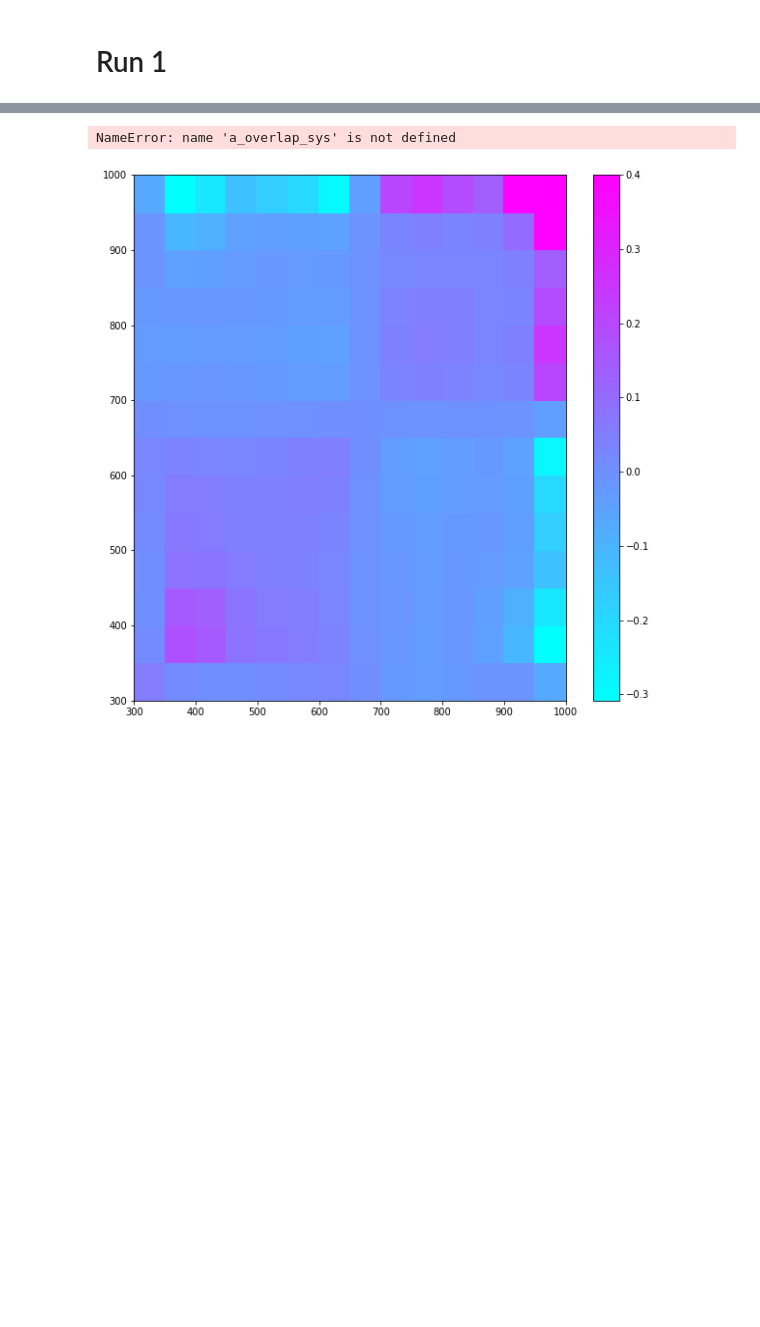
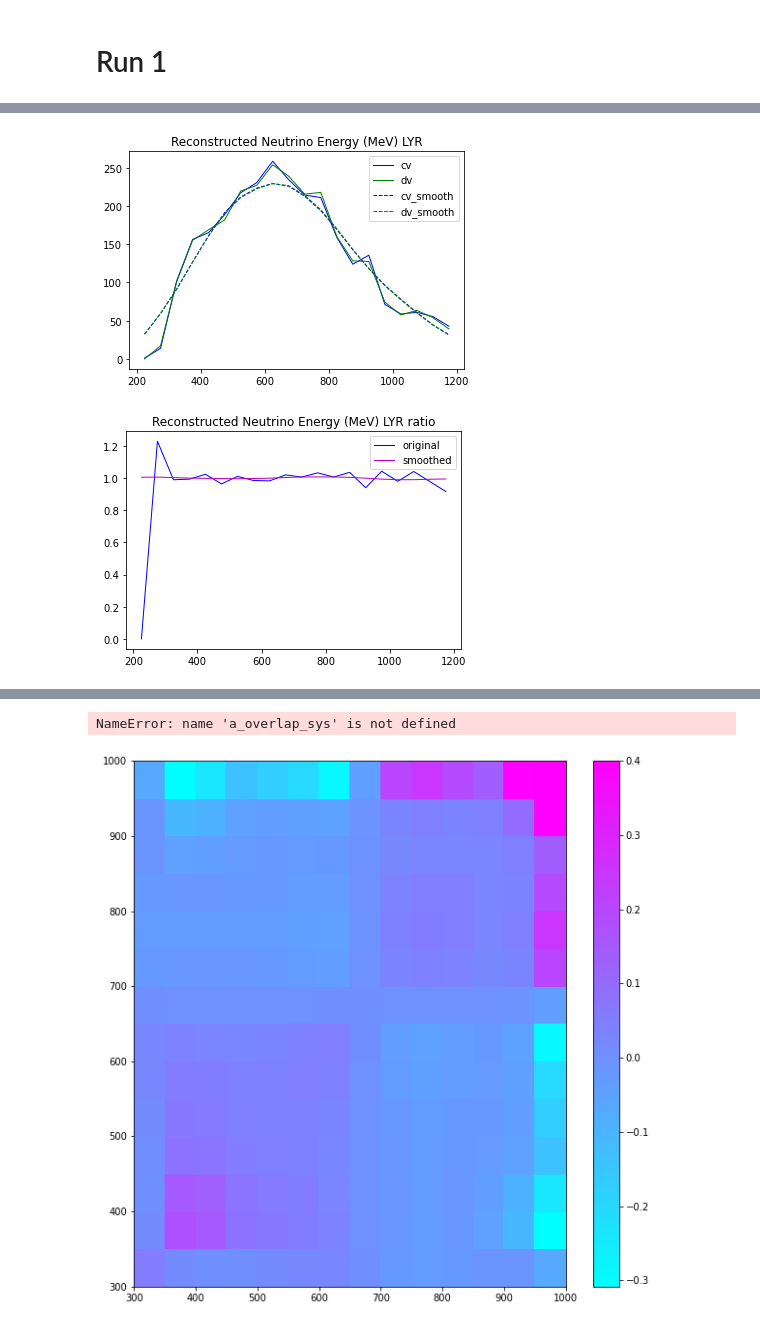
Before and after one commit to LArbys/1L1PSelection, a Jupyter notebook: Notebooks/DetSys.ipynb, the cells around one changed output, grey strips where cells are left out. Saved outputs shown, nothing was run; the diff lists cells and outputs as text; code cells hidden in the pictures; blank space fills up the shorter version.

```diff
--- a/Notebooks/DetSys.ipynb
+++ b/Notebooks/DetSys.ipynb
@@ -526,7 +622,7 @@ Text(0.5, 1.0, 'Total covmat_diag ')
 run = 'run1'
 f_scaleslist = []
 s_detsyslist = []
-names = ['wiremodX','wiremodYZ','recomb','LYdown','LYRayleigh','SCE','wiremodThetaYZ','wiremodThetaXZ']
+names = ['wiremodX','wiremodYZ','recomb','LYdown','SCE','wiremodThetaYZ','wiremodThetaXZ']#,'LYRayleigh']
 
 for name in names:
     s_detsyslist.append(name)
@@ -546,6 +642,18 @@ for sys in s_detsyslist:
     print("total %d, cv = %d dv = %d"%(df_sys.shape[0],df_sys.query("isCV==True").shape[0],df_sys.query("isCV==False").shape[0]))
 #    print(df_sys.shape[0])
 
+
+#####################################################
+# For now add the run3 LYR###########################
+#####################################################
+
+
+names.append('LYRayleigh')
+df_sys = pd.read_parquet('%s/pickles/LYRayleigh_run3_%s.parquet'%(datafolder,tag))
+
+a_df_sys.append(df_sys)
+print("total %d, cv = %d dv = %d"%(df_sys.shape[0],df_sys.query("isCV==True").shape[0],df_sys.query("isCV==False").shape[0]))
+
 #df_numu_run3_presel = pd.read_parquet('../../data/pickles/numu_run1_nodupesMay1.parquet')
 #print((list(a_df_sys[7])))
 # %% [output]
@@ -567,0 +675,57 @@ total 124251, cv = 106578 dv = 17673
+# %%
+names = ['LYRayleigh']
+for var in (['Enu_1m1p']):#,'Q3_1m1p','Q0_1m1p','Q2_1m1p']):
+    plotfolder_tmp = plotfolder+'/'+var
+    if not os.path.exists(plotfolder_tmp):
+        os.makedirs(plotfolder_tmp)
+        print(plotfolder_tmp)
+    covfolder_tmp = covfolder+'/'+var
+
+    if not os.path.exists(covfolder_tmp):
+        os.makedirs(covfolder_tmp)
+#    dist = varListSel['Enu_1m1p']
+
+    dist = varListSel[var]
+    nbins = dist.nbins
+
+    cov = np.zeros((nbins,nbins))
+    cov_smooth = np.zeros((nbins,nbins))
+
+
+    print(len(a_df_sys))
+#    for sysi in range(len(a_df_sys)): # loop over all detvars
+    for sysi in range(1):
+        sysi = 7
+#        myvardf = a_df_sys[sysi].query('Enu_1m1p > 0 and Enu_1m1p_cv > 0')
+        print(sysi)
+        myvardf = myvardf_tmp#a_df_sys[sysi].query('Enu_1m1p > 0')
+
+        var_sys = myvardf.query(s_cuts)[dist.myname]
+        var_cv = myvardf.query(s_cuts_cv)[dist.myname]
+
+        print('cv = %d  and dv = %d'%(var_cv.shape[0],var_sys.shape[0]))
+
+        pot_cv=myvardf.query("isCV==True").iloc[0]["POT"]
+        pot_dv=myvardf.query("isCV==False").iloc[0]["POT"]
+        print("cv POT = %f dv POT = %f"%(pot_cv,pot_dv))
+
+
+        # get cv and detvar lists and apply weights
+        var_cv_list = np.array(var_cv.astype(float).values.tolist())
+        var_sys_list = np.array(var_sys.astype(float).values.tolist())
+        cv_weights = np.array(myvardf.query(s_cuts_cv)['xsec_corr_weight'].astype(float).values.tolist())
+        dv_weights = np.array(myvardf.query(s_cuts)['xsec_corr_weight'].astype(float).values.tolist())
+        ratio = pot_cv / pot_dv
+
+#        var_cv_list = var_cv_list * cv_weights
+
+#        var_sys_list = var_sys_list * sys_weights
+
+
+
+        CV_smooth,DV_smooth = smooth(var_cv_list,var_sys_list,dist.myrange[0],dist.myrange[1],'LYR',cv_weights=cv_weights,dv_weights=dv_weights,nbin=nbins,ratio=1)
+        #CV_smooth,DV_smooth = smooth(var_cv_list,var_sys_list,dist.myrange[0],dist.myrange[1],names[sysi],cv_weights=1,dv_weights=1,nbin=nbins,ratio=ratio)
+
+var_sys
+#var_cv
+# %% [output]
@@ -567,0 +742,2 @@ total 124251, cv = 106578 dv = 17673
+[figure, added]
+[figure, added]
```
Also changed, not shown: parts of 20 cells of this notebook, 2 other files.
